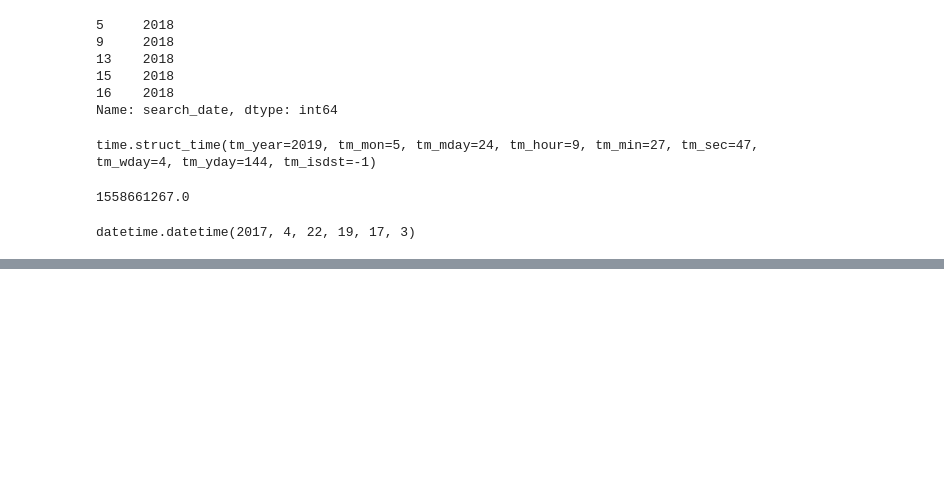
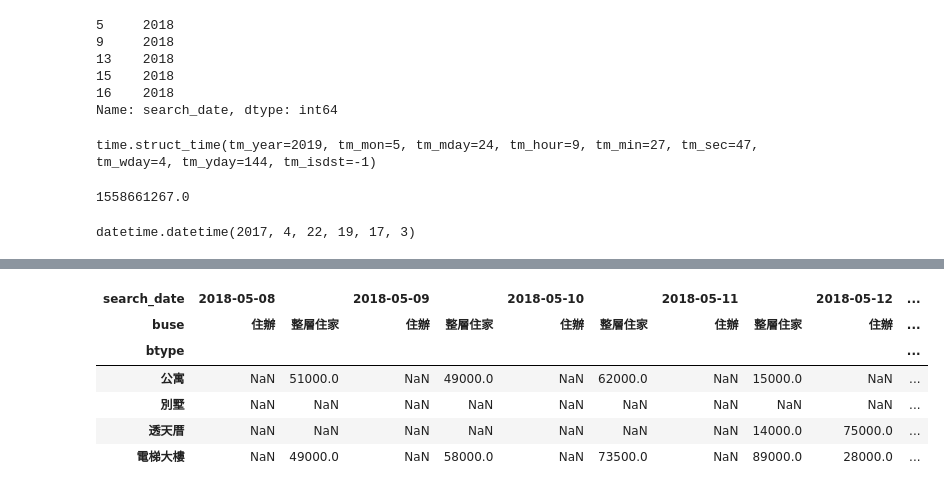
Before and after one commit to ywchiu/cdc_course, a Jupyter notebook: Demo20190524.ipynb, the cells around one changed output, grey strips where cells are left out. Saved outputs shown, nothing was run; the diff lists cells and outputs as text; code cells hidden in the pictures; blank space fills up the shorter version.

```diff
--- a/Demo20190524.ipynb
+++ b/Demo20190524.ipynb
@@ -333,0 +486,11 @@ datetime.datetime(2017, 4, 22, 19, 17, 3)
+# %%
+df_wide = df_multi_idx.unstack()
+df_wide.head()
+# %% [output]
+| search_date | 2018-05-08 |  | 2018-05-09 |  | 2018-05-10 |  | 2018-05-11 |  | 2018-05-12 | ... |
+| buse | 住辦 | 整層住家 | 住辦 | 整層住家 | 住辦 | 整層住家 | 住辦 | 整層住家 | 住辦 | ... |
+| btype |  |  |  |  |  |  |  |  |  | ... |
+| 公寓 | NaN | 51000.0 | NaN | 49000.0 | NaN | 62000.0 | NaN | 15000.0 | NaN | ... |
+| 別墅 | NaN | NaN | NaN | NaN | NaN | NaN | NaN | NaN | NaN | ... |
+| 透天厝 | NaN | NaN | NaN | NaN | NaN | NaN | NaN | 14000.0 | 75000.0 | ... |
+| 電梯大樓 | NaN | 49000.0 | NaN | 58000.0 | NaN | 73500.0 | NaN | 89000.0 | 28000.0 | ... |
```
Also changed, not shown: parts of 50 cells of this notebook.
